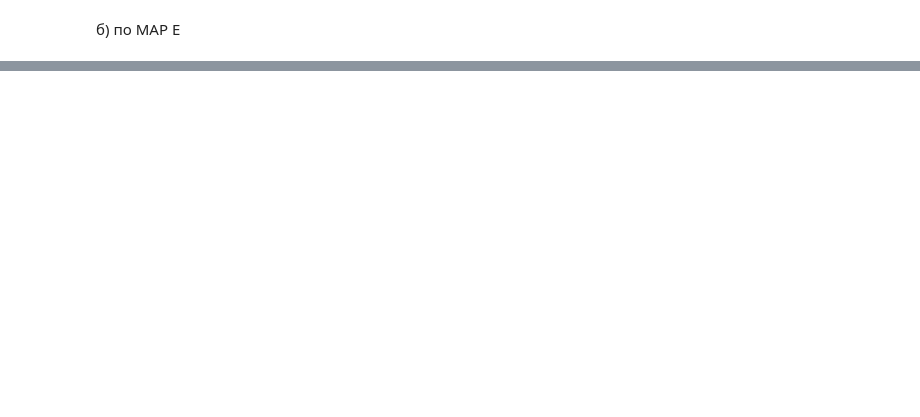
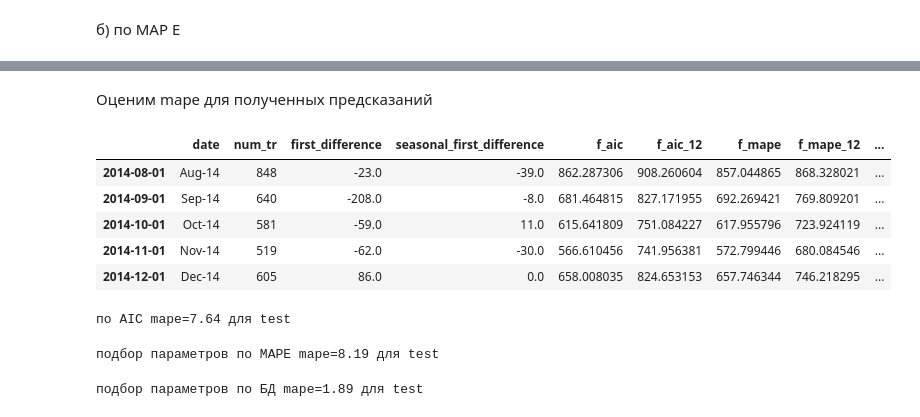
Before and after one commit to sowhatagain/hw-lesson-7.2, a Jupyter notebook: part 2.ipynb, the cells around one changed output, grey strips where cells are left out. Drawn from its saved outputs; the diff is of its cells as text; code cells hidden in the pictures; blank space fills up the shorter version.

```diff
--- a/part 2.ipynb
+++ b/part 2.ipynb
@@ -546,0 +498,6 @@ df.seasonal_first_difference[df.index>='2014-08-01'].plot() #test data
+# %%
+best_mdl_bj = smt.SARIMAX(train.num_tr, trend='n', order=(6, 1, 6), seasonal_order=(1,0,1,12),
+                         enforce_invertibility = False, # иначе при заданных параметрах выпадает с ошибкой
+                         enforce_stationarity = False) # иначе при заданных параметрах выпадает с ошибкой
+res_bj = best_mdl_bj.fit()
+df['f_bj'] = res_bj.predict(start = 139, end= 144, dynamic= True)
@@ -546,0 +518,32 @@ df.seasonal_first_difference[df.index>='2014-08-01'].plot() #test data
+# %% [markdown]
+Оценим mape для полученных предсказаний
+# %%
+#переопределим test, чтбы удобнее было работать дальше
+test = df[df.index >= '2014-08-01']
+# %%
+test
+# %% [output]
+|  | date | num_tr | first_difference | seasonal_first_difference | f_aic | f_aic_12 | f_mape | f_mape_12 | ... |
+| 2014-08-01 | Aug-14 | 848 | -23.0 | -39.0 | 862.287306 | 908.260604 | 857.044865 | 868.328021 | ... |
+| 2014-09-01 | Sep-14 | 640 | -208.0 | -8.0 | 681.464815 | 827.171955 | 692.269421 | 769.809201 | ... |
+| 2014-10-01 | Oct-14 | 581 | -59.0 | 11.0 | 615.641809 | 751.084227 | 617.955796 | 723.924119 | ... |
+| 2014-11-01 | Nov-14 | 519 | -62.0 | -30.0 | 566.610456 | 741.956381 | 572.799446 | 680.084546 | ... |
+| 2014-12-01 | Dec-14 | 605 | 86.0 | 0.0 | 658.008035 | 824.653153 | 657.746344 | 746.218295 | ... |
+# %%
+# aic
+mape_aic = mape_f(test.num_tr, test.f_aic)
+print('подбор параметров по AIC mape={:.2f} для test'.format(mape_aic))
+# %% [output]
+по AIC mape=7.64 для test
+# %%
+#mape
+mape_mp = mape_f(test.num_tr, test.f_mape)
+print('подбор параметров по MAPE mape={:.2f} для test'.format(mape_mp))
+# %% [output]
+подбор параметров по MAPE mape=8.19 для test
+# %%
+#bj
+mape_bj = mape_f(test.num_tr, test.f_bj)
+print('подбор параметров по БД mape={:.2f} для test'.format(mape_bj))
+# %% [output]
+подбор параметров по БД mape=1.89 для test
```
Also changed, not shown: parts of 50 cells of this notebook, 1 other file.
